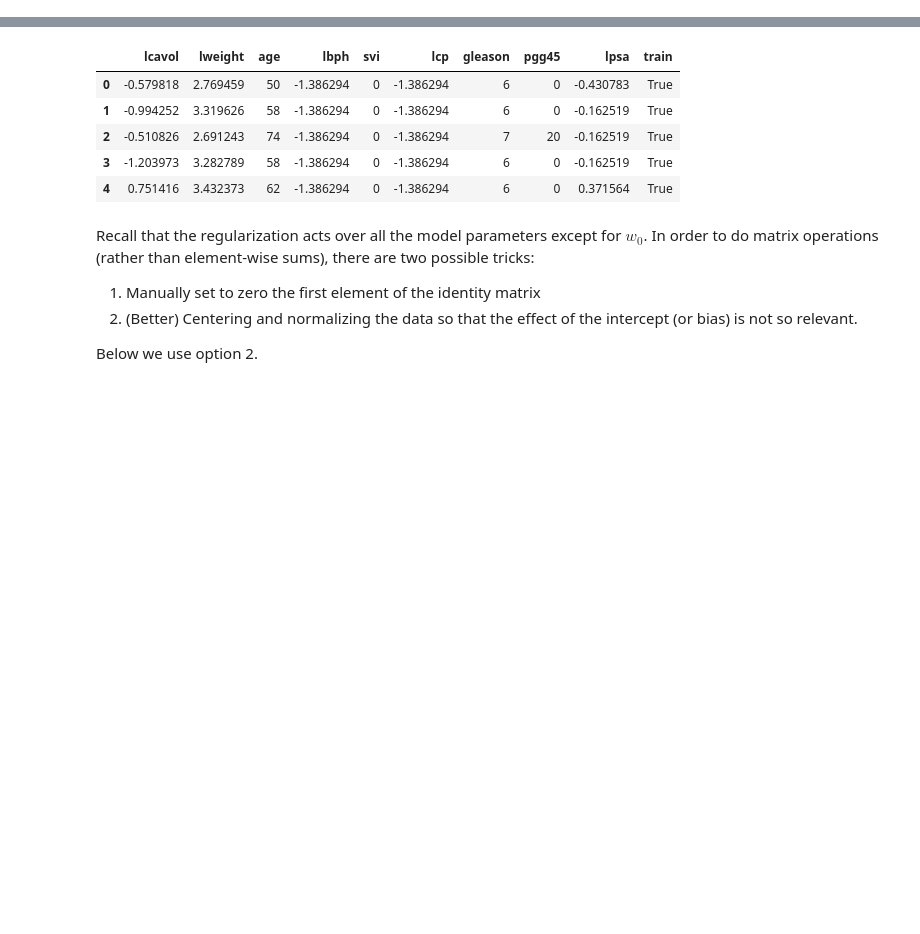
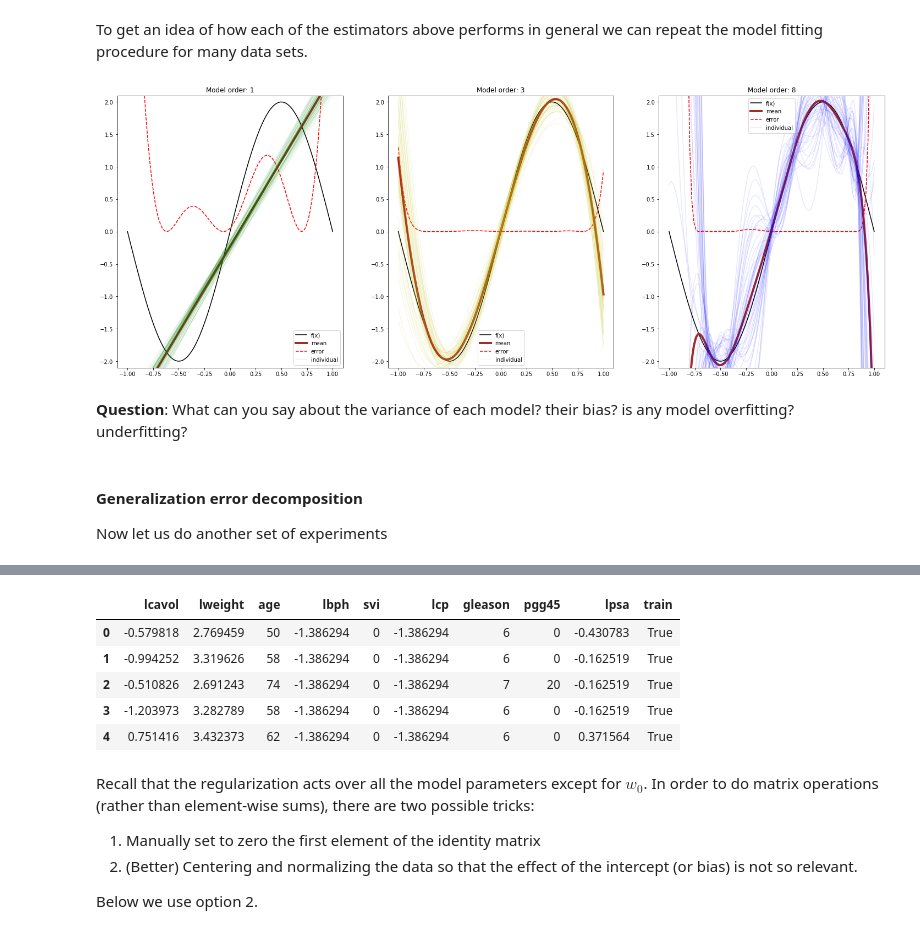
Before and after one commit to mspronesti/eurecom-machine-learning, a Jupyter notebook: notebooks/04_regularization.ipynb, the cells around one changed output, grey strips where cells are left out. Saved outputs shown, nothing was run; the diff lists cells and outputs as text; code cells hidden in the pictures; blank space fills up the shorter version.

```diff
--- a/notebooks/04_regularization.ipynb
+++ b/notebooks/04_regularization.ipynb
@@ -0,0 +72,41 @@
+# %% [markdown]
+To get an idea of how each of the estimators above performs in general we can repeat the model fitting procedure for many data sets.
+# %%
+#FIT MODELS TO K INDEPENDENT DATASETS
+plt.rcParams['figure.figsize'] = [25, 20]
+K = 50;
+empty=[np.zeros((K,len(xGrid))) for i in range(0,len(degree))]
+simulation= dict(zip(degree,empty))
+for iS in range(0,K):
+    ySim = f(x) + sigma*np.random.randn(len(x),1)
+    for a_degree in degree:
+        poly = PolynomialFeatures(degree=a_degree)
+        x_ = poly.fit_transform(x)
+        predict_ = poly.fit_transform(xGrid)
+        clf = linear_model.LinearRegression()
+        clf.fit(x_, ySim)
+        y_hat = clf.predict(predict_)
+        simulation[a_degree][iS,:]=np.squeeze(y_hat)
+
+for count, a_degree in enumerate(degree):
+    ax1 = plt.subplot(231+count)
+    ax1.plot(xGrid,f_x, color='black')
+    ax1.plot(xGrid,np.mean(simulation[a_degree],0), color='brown',linewidth=4, label='mean')
+
+    squared_error = (np.mean(simulation[a_degree],0) - np.squeeze(f_x))**2
+    ax1.plot(xGrid,squared_error, color='red', linestyle='--')
+
+    for iS in range(0,K):
+        ax1.plot(xGrid,simulation[a_degree][iS,:],color=colors[count], alpha=0.09)
+    ax1.legend(['f(x)', 'mean', 'error', 'individual'])
+    ax1.set_title('Model order: ' + str(a_degree))
+
+    plt.ylim(-2.1,2.1)
+plt.show()
+# %% [output]
+[figure, added]
+# %% [markdown]
+**Question**: What can you say about the variance of each model? their bias? is any model overfitting? underfitting?
+# %% [markdown]
+#### Generalization error decomposition
+Now let us do another set of experiments
```
Also changed, not shown: parts of 21 cells of this notebook.
